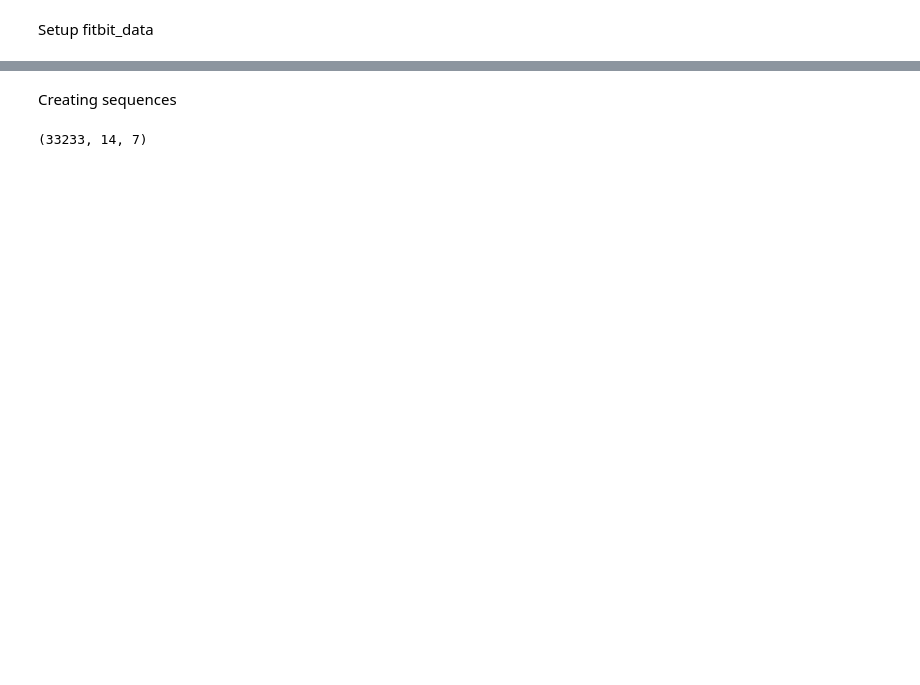
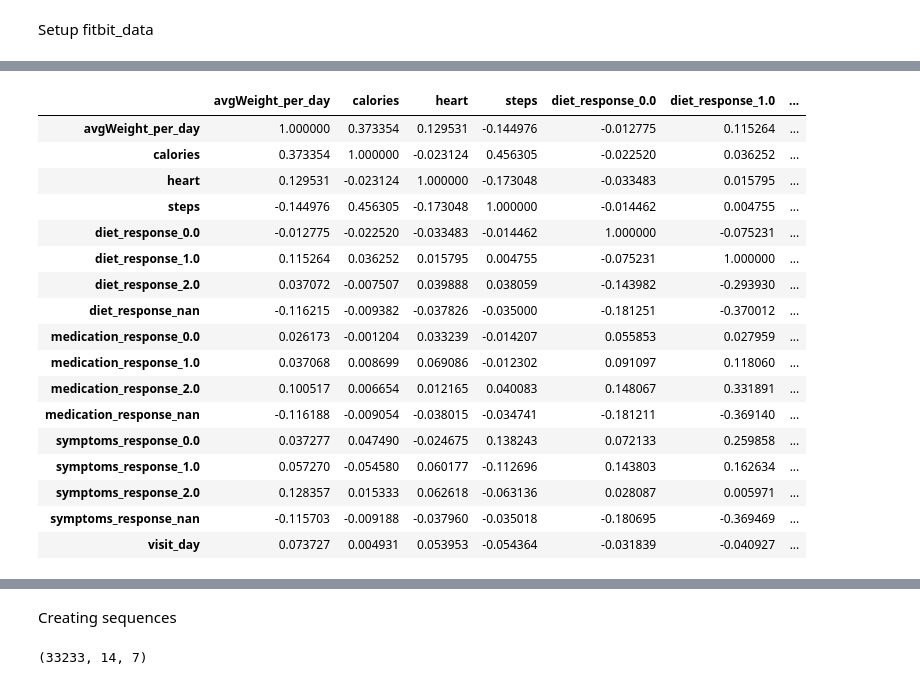
Before and after one commit to jhdaws/mhealth_classification, a Jupyter notebook: lstm/lstm_data_setup.ipynb, the cells around one changed output, grey strips where cells are left out. Saved outputs shown, nothing was run; the diff lists cells and outputs as text; code cells hidden in the pictures; blank space fills up the shorter version.

```diff
--- a/lstm/lstm_data_setup.ipynb
+++ b/lstm/lstm_data_setup.ipynb
@@ -29,8 +31,3 @@ Saving data_daily_w_visits.csv to data_daily_w_visits.csv
 Setup fitbit_data
 # %%
 fitbit_data = pd.read_csv('/content/data/data_daily_w_visits.csv')
-# %%
-# Organizing columns
-measure_cols = ['avgWeight_per_day', 'calories', 'heart', 'steps']
-survey_cols = ['diet', 'medication', 'symptoms']
-result_col = 'visit_day'
@@ -38,18 +67,14 @@ result_col = 'visit_day'
 # Ensure date is datetime and sort
 fitbit_data['date'] = pd.to_datetime(fitbit_data['date'])
 fitbit_data = fitbit_data.sort_values(by=['fitbit_user_id', 'date'])
+all_fitbit_data['date'] = pd.to_datetime(all_fitbit_data['date'])
+all_fitbit_data = all_fitbit_data.sort_values(by=['fitbit_user_id', 'date'])
 
-# Shift surveuy columns
+# Shift survey columns
 for col in survey_cols:
   fitbit_data[col] = fitbit_data.groupby('fitbit_user_id')[col].shift(-1)
-
-# User has visit -> all days up to visit are 1
-for user_id, group in fitbit_data.groupby('fitbit_user_id'):
-    visit_indices = group[group['visit_day'] == 1].index
-    if not visit_indices.empty:
-        last_visit_idx = visit_indices.max()
-        user_indices = group.loc[:last_visit_idx].index
-        fitbit_data.loc[user_indices, 'visit_day'] = 1
+  all_fitbit_data[col] = all_fitbit_data.groupby('fitbit_user_id')[col].shift(-1)
 
 # Set remaining nan visit columns to 0
 fitbit_data[result_col] = fitbit_data[result_col].fillna(0)
+all_fitbit_data[result_col] = all_fitbit_data[result_col].fillna(0)
@@ -64,2 +171,21 @@ fitbit_data[result_col]
 # %%
-fitbit_data[measure_cols + survey_cols + [result_col]].corr()
+fitbit_data[measure_cols + one_h_feaatures + [result_col]].corr()
+# %% [output]
+|  | avgWeight_per_day | calories | heart | steps | diet_response_0.0 | diet_response_1.0 | ... |
+| avgWeight_per_day | 1.000000 | 0.373354 | 0.129531 | -0.144976 | -0.012775 | 0.115264 | ... |
+| calories | 0.373354 | 1.000000 | -0.023124 | 0.456305 | -0.022520 | 0.036252 | ... |
+| heart | 0.129531 | -0.023124 | 1.000000 | -0.173048 | -0.033483 | 0.015795 | ... |
+| steps | -0.144976 | 0.456305 | -0.173048 | 1.000000 | -0.014462 | 0.004755 | ... |
+| diet_response_0.0 | -0.012775 | -0.022520 | -0.033483 | -0.014462 | 1.000000 | -0.075231 | ... |
+| diet_response_1.0 | 0.115264 | 0.036252 | 0.015795 | 0.004755 | -0.075231 | 1.000000 | ... |
+| diet_response_2.0 | 0.037072 | -0.007507 | 0.039888 | 0.038059 | -0.143982 | -0.293930 | ... |
+| diet_response_nan | -0.116215 | -0.009382 | -0.037826 | -0.035000 | -0.181251 | -0.370012 | ... |
+| medication_response_0.0 | 0.026173 | -0.001204 | 0.033239 | -0.014207 | 0.055853 | 0.027959 | ... |
+| medication_response_1.0 | 0.037068 | 0.008699 | 0.069086 | -0.012302 | 0.091097 | 0.118060 | ... |
+| medication_response_2.0 | 0.100517 | 0.006654 | 0.012165 | 0.040083 | 0.148067 | 0.331891 | ... |
+| medication_response_nan | -0.116188 | -0.009054 | -0.038015 | -0.034741 | -0.181211 | -0.369140 | ... |
+| symptoms_response_0.0 | 0.037277 | 0.047490 | -0.024675 | 0.138243 | 0.072133 | 0.259858 | ... |
+| symptoms_response_1.0 | 0.057270 | -0.054580 | 0.060177 | -0.112696 | 0.143803 | 0.162634 | ... |
+| symptoms_response_2.0 | 0.128357 | 0.015333 | 0.062618 | -0.063136 | 0.028087 | 0.005971 | ... |
+| symptoms_response_nan | -0.115703 | -0.009188 | -0.037960 | -0.035018 | -0.180695 | -0.369469 | ... |
+| visit_day | 0.073727 | 0.004931 | 0.053953 | -0.054364 | -0.031839 | -0.040927 | ... |
```
Also changed, not shown: parts of 24 cells of this notebook.
